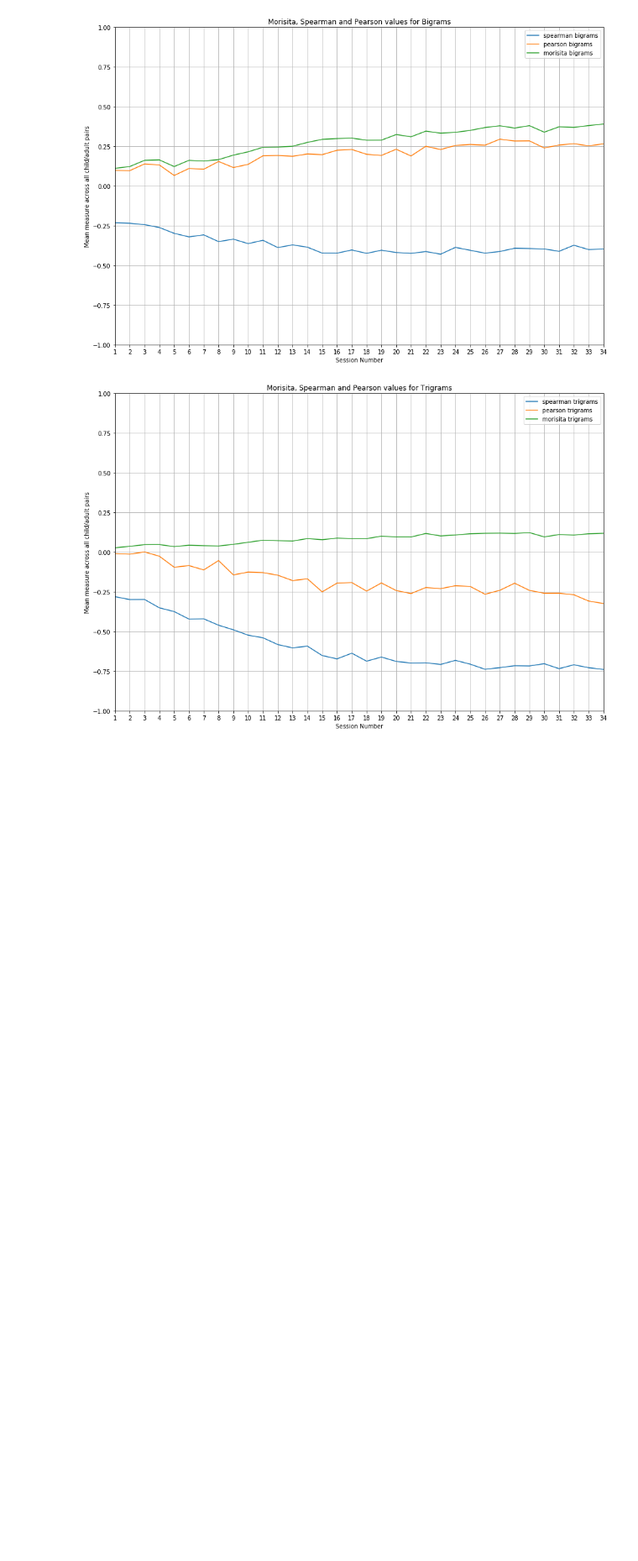
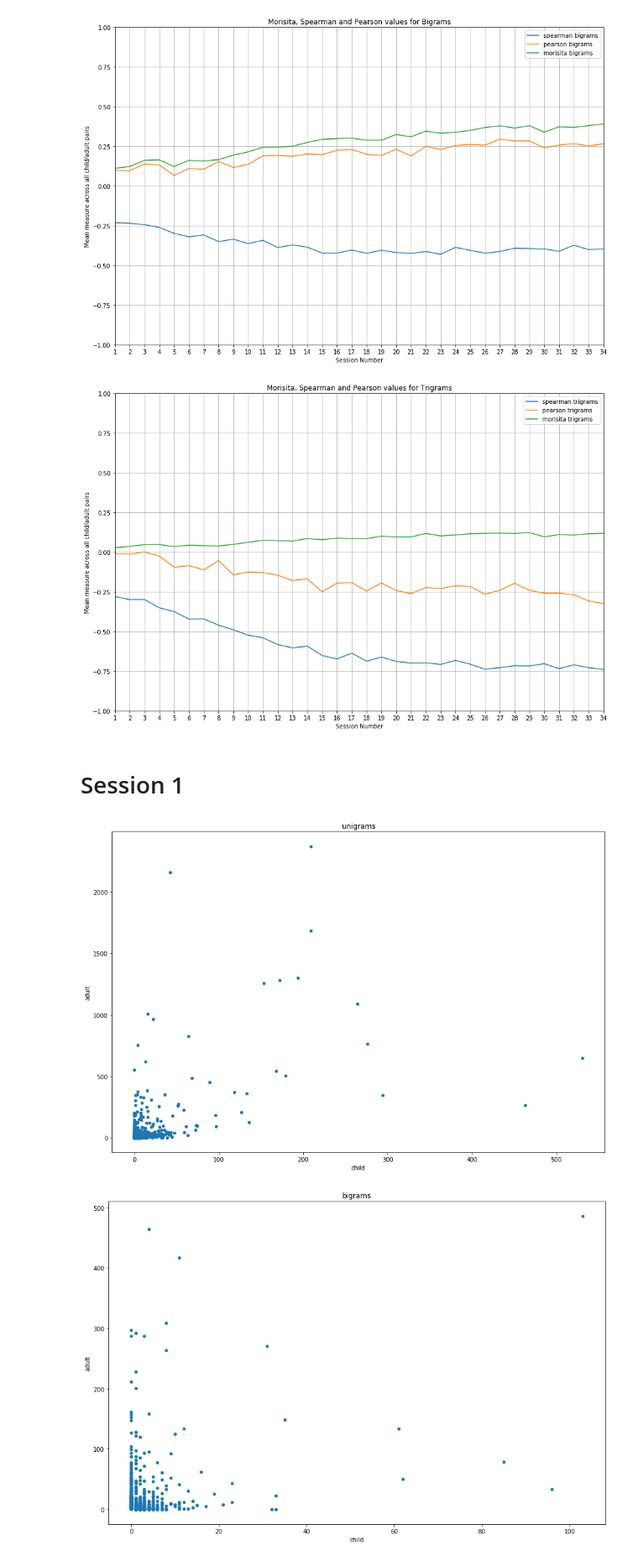
Before and after one commit to pfeyz/formulae-project, a Jupyter notebook: Morisita vs Pearson, Spearman.ipynb, the cells around one changed output. Shown at 84% size. Drawn from its saved outputs; the diff is of its cells as text; code cells hidden in the pictures; blank space fills up the shorter version.

Commit message:
add scatterplots

```diff
--- a/Morisita vs Pearson, Spearman.ipynb
+++ b/Morisita vs Pearson, Spearman.ipynb
@@ -67,3 +68,17 @@ for df, label, style in zip((unigrams, bigrams, trigrams),
 [figure]
 [figure]
 [figure]
+# %% [markdown]
+# Session 1
+# %%
+for df, label in zip((unigrams, bigrams, trigrams),
+                     ('unigrams', 'bigrams', 'trigrams')):
+    df = df[df.session.eq(1)]
+    child = df.speaker.eq('CHI')
+    adult = df.speaker.eq('MOT')
+    a, b = df[child].ngram.value_counts().align(df[adult].ngram.value_counts(), fill_value=0)
+    pairs = pd.DataFrame({'child': a, 'adult': b})
+    pairs.plot.scatter(x='child', y='adult', title=label);
+# %% [output]
+[figure, added]
+[figure, added]
```
Also changed, not shown: parts of 4 cells of this notebook.
